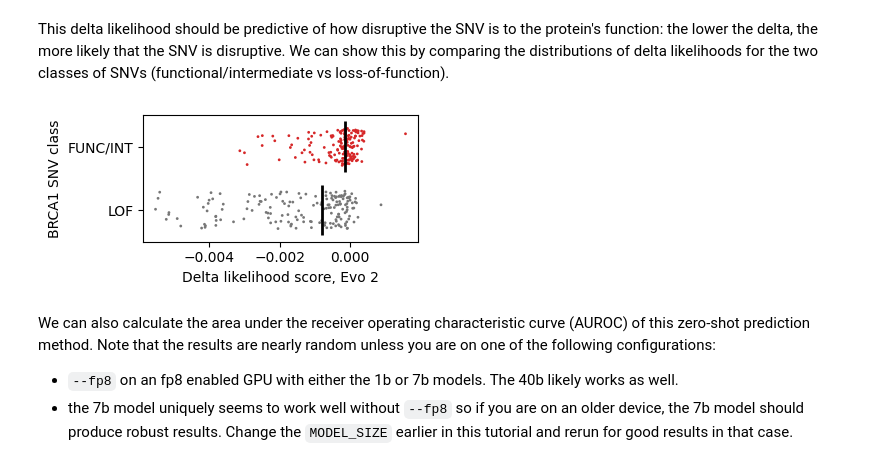
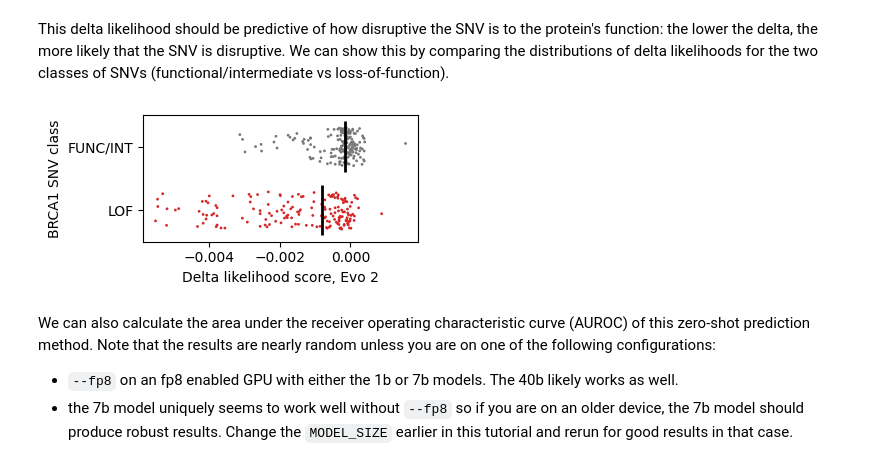
Before and after one commit to cspades/bionemo-framework, a Jupyter notebook: docs/docs/user-guide/examples/bionemo-evo2/evo2_zeroshot_brca.ipynb, the cells around one changed output. Drawn from its saved outputs; the diff is of its cells as text; code cells hidden in the pictures.

```diff
--- a/docs/docs/user-guide/examples/bionemo-evo2/evo2_zeroshot_brca.ipynb
+++ b/docs/docs/user-guide/examples/bionemo-evo2/evo2_zeroshot_brca.ipynb
@@ -368,35 +370,35 @@ plt.figure(figsize=(4, 2))
 # Plot stripplot of distributions
 p = sns.stripplot(
     data=brca1_df,
     x='evo2_delta_score',
     y='class',
     hue='class',
     order=['FUNC/INT', 'LOF'],
-    palette=['#777777', 'C3'],
+    palette=['C3', '#777777'],
     size=2,
     jitter=0.3,
 )
 
 # Mark medians from each distribution
 sns.boxplot(showmeans=True,
             meanline=True,
             meanprops={'visible': False},
             medianprops={'color': 'k', 'ls': '-', 'lw': 2},
             whiskerprops={'visible': False},
             zorder=10,
             x="evo2_delta_score",
             y="class",
             data=brca1_df,
             showfliers=False,
             showbox=False,
             showcaps=False,
             ax=p)
 plt.xlabel('Delta likelihood score, Evo 2')
 plt.ylabel('BRCA1 SNV class')
 plt.tight_layout()
 plt.show()
 # %% [output]
-[figure, old version]
+[figure, new version]
 # %% [markdown]
 We can also calculate the area under the receiver operating characteristic curve (AUROC) of this zero-shot prediction method. Note that the results are nearly random unless you are on one of the following configurations:
 * `--fp8` on an fp8 enabled GPU with either the 1b or 7b models. The 40b likely works as well.
```
Also changed, not shown: parts of 6 cells of this notebook.
